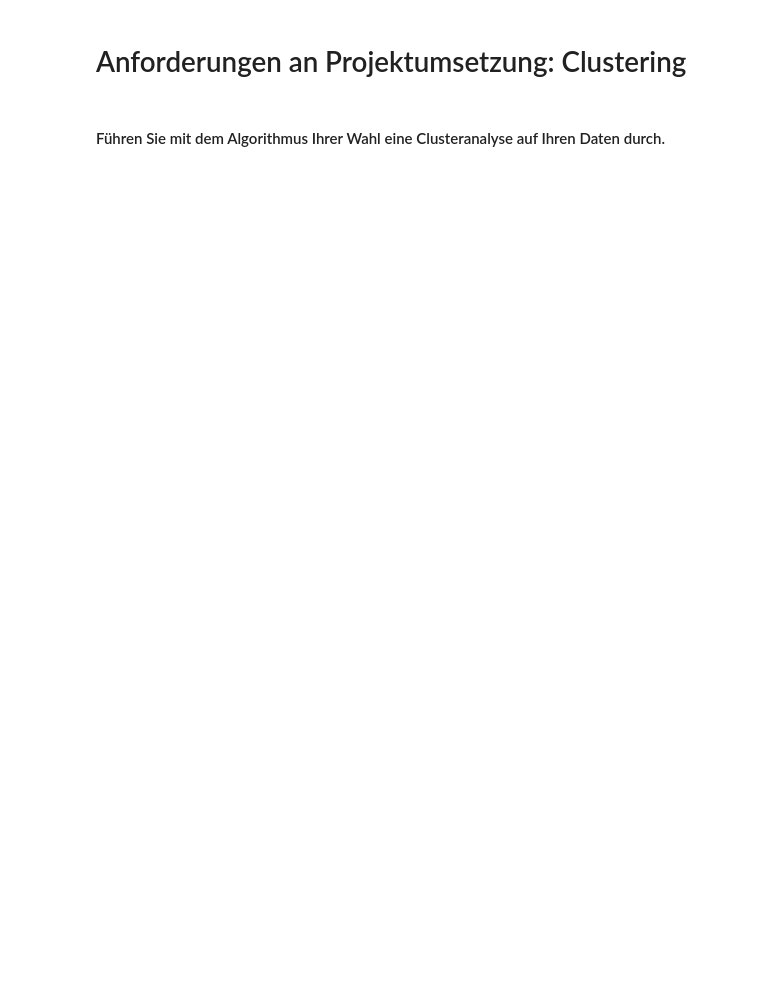
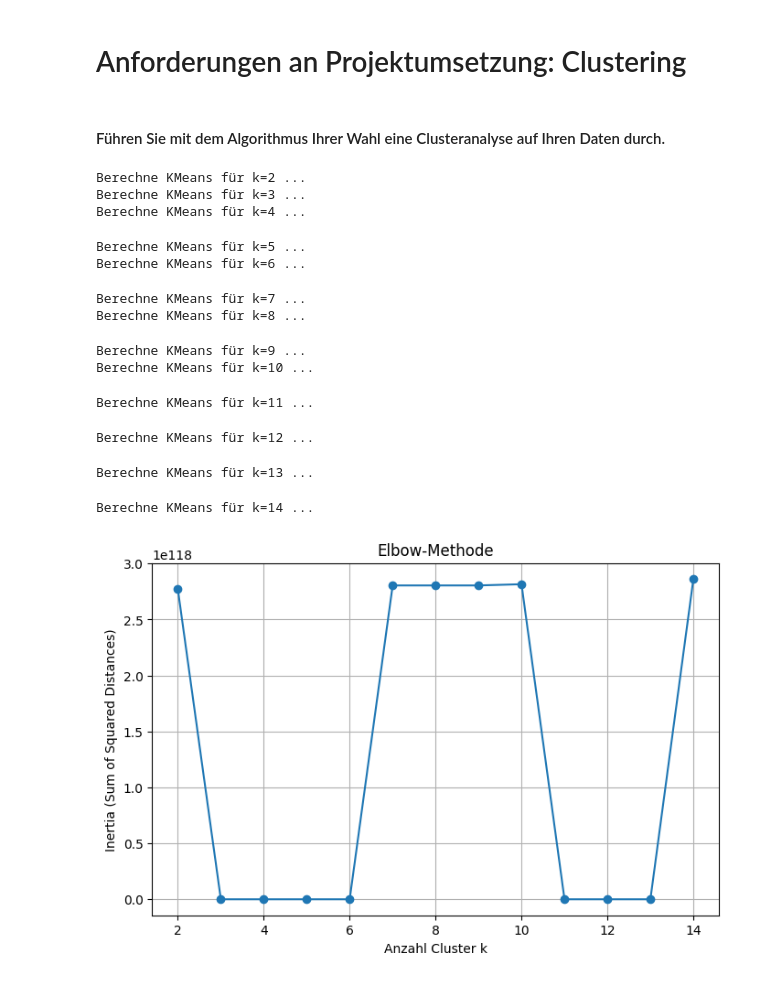
Before and after one commit to Moritz148/data-analytics-project, a Jupyter notebook: Mindestanforderungen5_Denny.ipynb, the cells around one changed output. Drawn from its saved outputs; the diff is of its cells as text; code cells hidden in the pictures; blank space fills up the shorter version.

Commit message:
Clustering changes

```diff
--- a/Mindestanforderungen5_Denny.ipynb
+++ b/Mindestanforderungen5_Denny.ipynb
@@ -266,3 +269,55 @@ df = df.drop(columns=df.columns[df.columns.str.startswith('TechOppose')])
 df = df.drop(columns=df.columns[df.columns.str.startswith('JobSatPoints')])
 # %%
 df.to_csv("survey_results_cleaned_up.csv", index=False)
+# %%
+# 1. Daten einlesen
+df = pd.read_csv("stack-overflow-developer-survey-2025/survey_results_public_without_SO.csv")
+
+# 2. Textspalten finden
+text_cols = df.select_dtypes(include=["object"]).columns
+
+df[col].value_counts()[df[col].value_counts() > 50].index
+
+# 3. One-Hot-Encoding
+df_encoded = pd.get_dummies(df, columns=text_cols, dummy_na=True)
+
+# 4. Feature-Matrix
+X = df_encoded.select_dtypes(include=["number"]).fillna(0)
+
+# 5. Elbow-Methode: verschiedene k testen
+inertias = []
+K_values = range(2, 15)   # z. B. k = 2 bis 14
+
+for k in K_values:
+    print(f"Berechne KMeans für k={k} ...")
+    km = KMeans(
+        n_clusters=k,
+        random_state=0,
+        n_init=10
+    )
+    km.fit(X)
+    inertias.append(km.inertia_)
+
+# 6. Plotten
+plt.figure(figsize=(8,5))
+plt.plot(K_values, inertias, marker='o')
+plt.xlabel("Anzahl Cluster k")
+plt.ylabel("Inertia (Sum of Squared Distances)")
+plt.title("Elbow-Methode")
+plt.grid(True)
+plt.show()
+# %% [output]
+Berechne KMeans für k=2 ...
+Berechne KMeans für k=3 ...
+Berechne KMeans für k=4 ...
+Berechne KMeans für k=5 ...
+Berechne KMeans für k=6 ...
+Berechne KMeans für k=7 ...
+Berechne KMeans für k=8 ...
+Berechne KMeans für k=9 ...
+Berechne KMeans für k=10 ...
+Berechne KMeans für k=11 ...
+Berechne KMeans für k=12 ...
+Berechne KMeans für k=13 ...
+Berechne KMeans für k=14 ...
+[figure, added]
```
Also changed, not shown: parts of 2 cells of this notebook.
